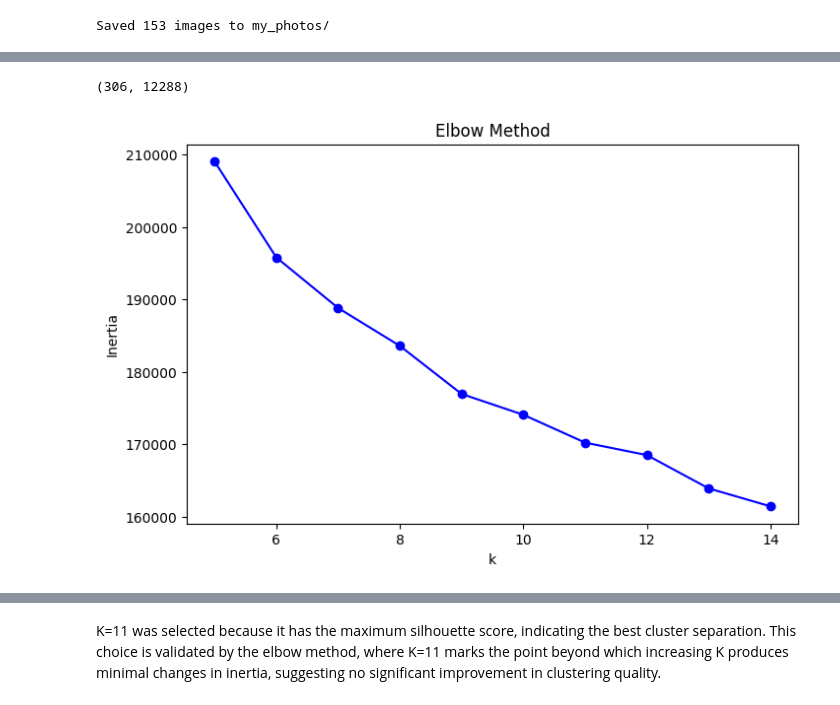
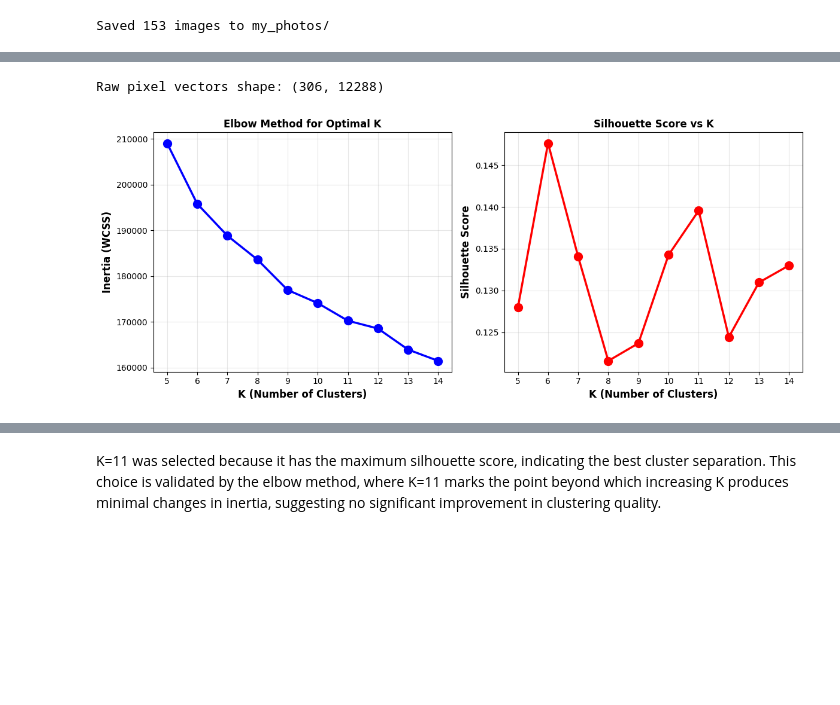
Before and after one commit to sarlusyan/ML-Projects, a Jupyter notebook: Semantic_Image_Clustering/Semantic_Img_Clustering.ipynb, the cells around one changed output, grey strips where cells are left out. Cells and saved outputs as stored; diff of their text form; code cells hidden in the pictures; blank space fills up the shorter version.

```diff
--- a/Semantic_Image_Clustering/Semantic_Img_Clustering.ipynb
+++ b/Semantic_Image_Clustering/Semantic_Img_Clustering.ipynb
@@ -65,15 +51,0 @@ img_vector.shape
-# %%
-folder = "my_photos"
-filenames = sorted(f for f in os.listdir(folder) if f.lower().endswith(".jpg"))
-
-raw_vectors = []
-for fname in filenames:
-    img = Image.open(os.path.join(folder, fname)).convert("RGB")
-    img = img.resize((64, 64))
-    arr = np.array(img) / 255.0
-    raw_vectors.append(arr.flatten())
-
-raw_vectors = np.array(raw_vectors)
-print(raw_vectors.shape)
-# %% [output]
-(306, 12288)
@@ -87,0 +52,5 @@ import matplotlib.pyplot as plt
+# %%
+raw_vectors, filenames = load_images_as_vectors("my_photos")
+print(f"Raw pixel vectors shape: {raw_vectors.shape}")
+# %% [output]
+Raw pixel vectors shape: (306, 12288)
@@ -88,2 +59,5 @@ import matplotlib.pyplot as plt
 # %%
-X = raw_vectors.astype(np.float32)
+eval_raw = evaluate_k_range(raw_vectors.astype(np.float32), range(5, 15))
+plot_evaluation_metrics(eval_raw)
+# %% [output]
+[figure, added]
@@ -100,10 +63,0 @@ for k in k_range:
-# %%
-# Elbow plot
-plt.figure(figsize=(8, 5))
-plt.plot(k_range, inertias, 'b-o')
-plt.xlabel("k")
-plt.ylabel("Inertia")
-plt.title("Elbow Method")
-plt.show()
-# %% [output]
-[figure, removed]
```
Also changed, not shown: parts of 60 cells of this notebook, 2 other files.
